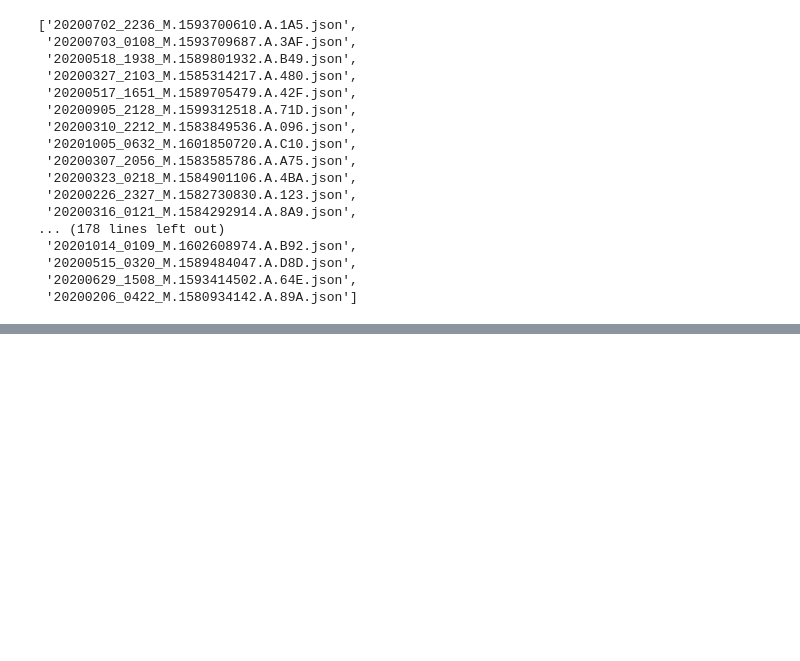
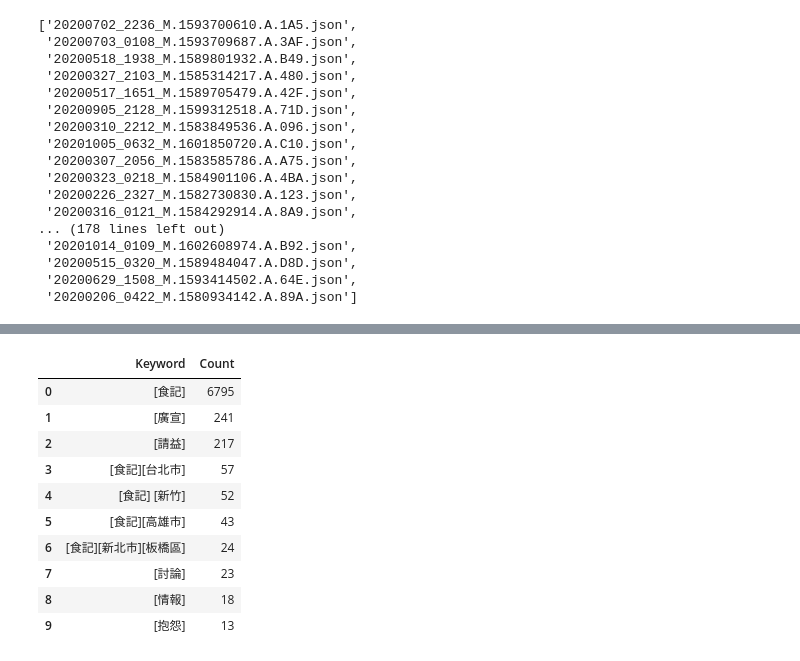
Before and after one commit to amy011872/nlp_web_amy, a Jupyter notebook: assignment-1/testing.ipynb, the cells around one changed output, grey strips where cells are left out. Saved outputs shown, nothing was run; the diff lists cells and outputs as text; code cells hidden in the pictures; blank space fills up the shorter version.

```diff
--- a/assignment-1/testing.ipynb
+++ b/assignment-1/testing.ipynb
@@ -447,0 +487,5 @@ os.listdir("./data/Horror/2020")
+# %%
+from CwnGraph import CwnImage
+cwn_tagger = CwnImage.latest()
+t = cwn_tagger.find_lemma('貝多芬')
+t[0].senses
@@ -447,0 +523,10 @@ os.listdir("./data/Horror/2020")
+# %%
+title_keys = []
+for title in food_title:
+    for t in title:
+        matched = re.search('\[.+\]', t)
+        try:
+            title_keys.append(matched[0])
+        except Exception as e:
+            print(e)
+            break
@@ -447,0 +551,24 @@ os.listdir("./data/Horror/2020")
+# %%
+from collections import Counter
+counter = Counter(title_keys).most_common(10)
+k, c = [], []
+for con in counter:
+    k.append(con[0])
+    c.append(con[1])
+kcdf = pd.DataFrame({
+    'Keyword':k,
+    'Count':c
+})
+kcdf
+# %% [output]
+|  | Keyword | Count |
+| 0 | [食記] | 6795 |
+| 1 | [廣宣] | 241 |
+| 2 | [請益] | 217 |
+| 3 | [食記][台北市] | 57 |
+| 4 | [食記] [新竹] | 52 |
+| 5 | [食記][高雄市] | 43 |
+| 6 | [食記][新北市][板橋區] | 24 |
+| 7 | [討論] | 23 |
+| 8 | [情報] | 18 |
+| 9 | [抱怨] | 13 |
```
Also changed, not shown: parts of 9 cells of this notebook, 4 other files.
